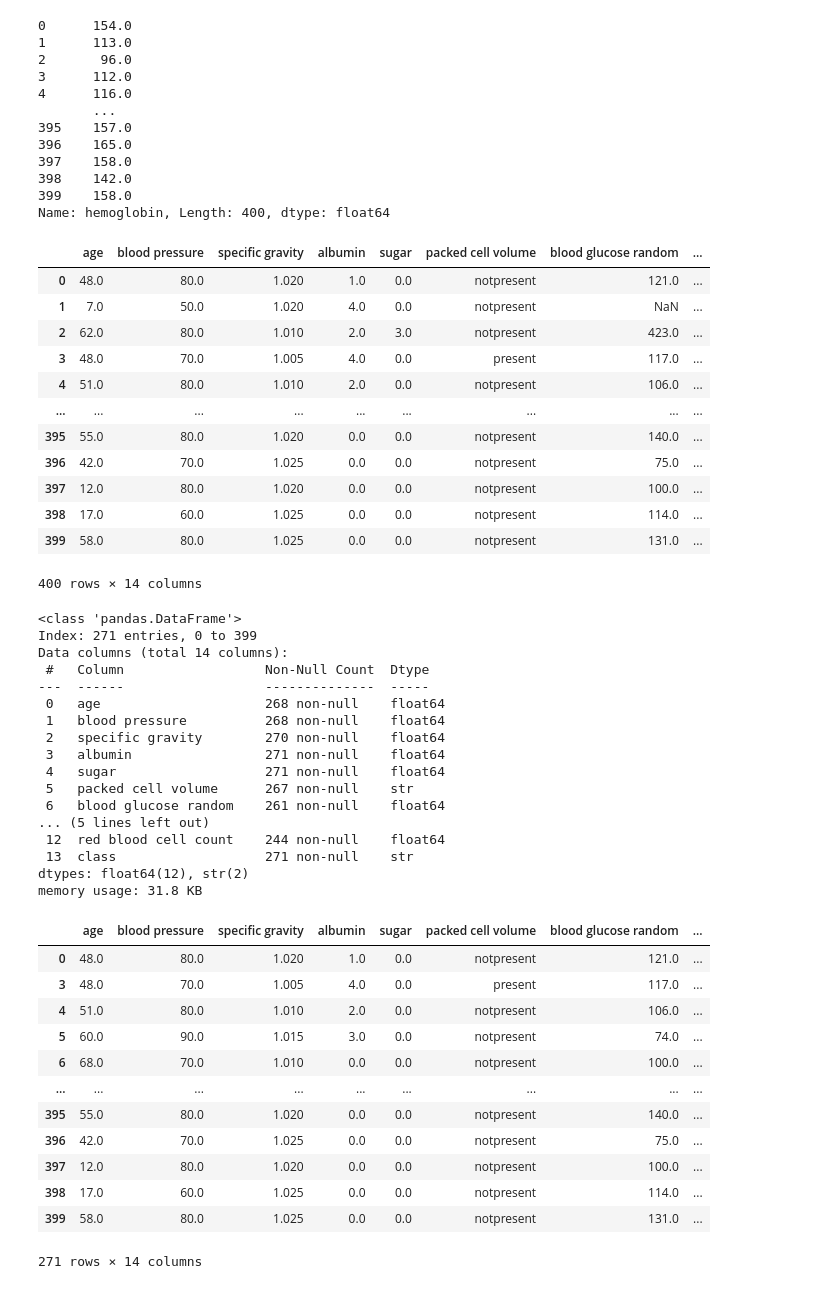
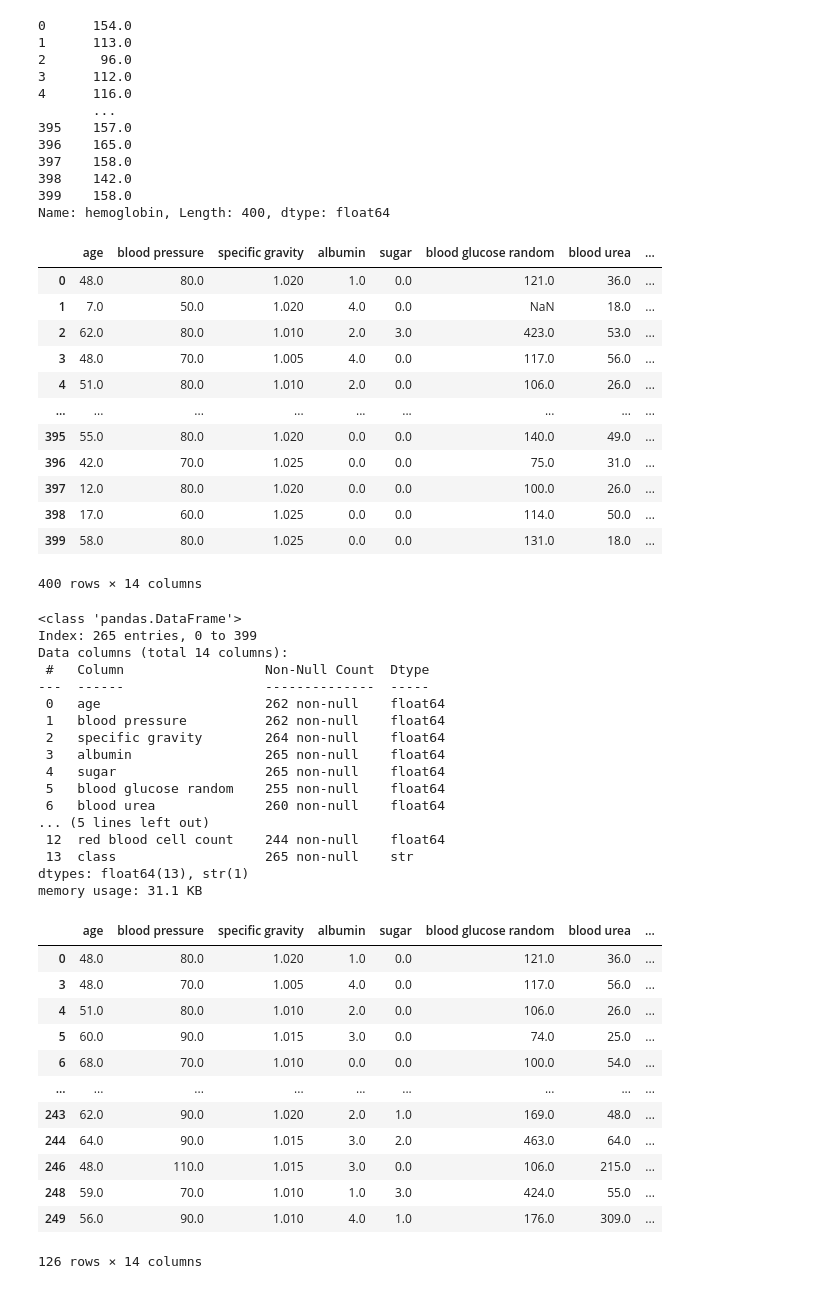
Before and after one commit to Jonijermu/dkko, a Jupyter notebook: assignments/assignment1.ipynb, the cells around one changed output. Saved outputs shown, nothing was run; the diff lists cells and outputs as text; code cells hidden in the pictures.

```diff
--- a/assignments/assignment1.ipynb
+++ b/assignments/assignment1.ipynb
@@ -44,7 +45,7 @@ df.head(20)
     'sod': 'sodium',
     'pot': 'potassium',
     'hemo': 'hemoglobin',
-    'pcc': 'packed cell volume',
+    'pcv': 'packed cell volume',
     'wbcc': 'white blood cell count',
     'rbcc':'red blood cell count',
 }
@@ -67,5 +68,5 @@ df
 400 rows × 25 columns
 # %%
-df.drop(columns=['htn','dm','cad','appet','pe','ane', 'pcv','sc','rbc', 'ba', 'pc'], inplace=True)
+df.drop(columns=['rbc','htn','dm','cad','appet','pe','ane','sc', 'ba', 'pc','pcc'], inplace=True)
 df
 # %% [output]
@@ -105,55 +106,54 @@ df['class'] = df['class'].replace({
 })
 df
 # %% [output]
-|  | age | blood pressure | specific gravity | albumin | sugar | packed cell volume | blood glucose random | ... |
-| 0 | 48.0 | 80.0 | 1.020 | 1.0 | 0.0 | notpresent | 121.0 | ... |
-| 1 | 7.0 | 50.0 | 1.020 | 4.0 | 0.0 | notpresent | NaN | ... |
-| 2 | 62.0 | 80.0 | 1.010 | 2.0 | 3.0 | notpresent | 423.0 | ... |
-| 3 | 48.0 | 70.0 | 1.005 | 4.0 | 0.0 | present | 117.0 | ... |
-| 4 | 51.0 | 80.0 | 1.010 | 2.0 | 0.0 | notpresent | 106.0 | ... |
+|  | age | blood pressure | specific gravity | albumin | sugar | blood glucose random | blood urea | ... |
+| 0 | 48.0 | 80.0 | 1.020 | 1.0 | 0.0 | 121.0 | 36.0 | ... |
+| 1 | 7.0 | 50.0 | 1.020 | 4.0 | 0.0 | NaN | 18.0 | ... |
+| 2 | 62.0 | 80.0 | 1.010 | 2.0 | 3.0 | 423.0 | 53.0 | ... |
+| 3 | 48.0 | 70.0 | 1.005 | 4.0 | 0.0 | 117.0 | 56.0 | ... |
+| 4 | 51.0 | 80.0 | 1.010 | 2.0 | 0.0 | 106.0 | 26.0 | ... |
 | ... | ... | ... | ... | ... | ... | ... | ... | ... |
-| 395 | 55.0 | 80.0 | 1.020 | 0.0 | 0.0 | notpresent | 140.0 | ... |
-| 396 | 42.0 | 70.0 | 1.025 | 0.0 | 0.0 | notpresent | 75.0 | ... |
-| 397 | 12.0 | 80.0 | 1.020 | 0.0 | 0.0 | notpresent | 100.0 | ... |
-| 398 | 17.0 | 60.0 | 1.025 | 0.0 | 0.0 | notpresent | 114.0 | ... |
-| 399 | 58.0 | 80.0 | 1.025 | 0.0 | 0.0 | notpresent | 131.0 | ... |
+| 395 | 55.0 | 80.0 | 1.020 | 0.0 | 0.0 | 140.0 | 49.0 | ... |
+| 396 | 42.0 | 70.0 | 1.025 | 0.0 | 0.0 | 75.0 | 31.0 | ... |
+| 397 | 12.0 | 80.0 | 1.020 | 0.0 | 0.0 | 100.0 | 26.0 | ... |
+| 398 | 17.0 | 60.0 | 1.025 | 0.0 | 0.0 | 114.0 | 50.0 | ... |
+| 399 | 58.0 | 80.0 | 1.025 | 0.0 | 0.0 | 131.0 | 18.0 | ... |
 400 rows × 14 columns
 # %%
 df = df[(df.isna().sum(axis=1)< 3)]
 df.info()
 # %% [output]
 <class 'pandas.DataFrame'>
-Index: 271 entries, 0 to 399
+Index: 265 entries, 0 to 399
 Data columns (total 14 columns):
  #   Column                  Non-Null Count  Dtype
 ---  ------                  --------------  -----
- 0   age                     268 non-null    float64
- 1   blood pressure          268 non-null    float64
- 2   specific gravity        270 non-null    float64
- 3   albumin                 271 non-null    float64
- 4   sugar                   271 non-null    float64
- 5   packed cell volume      267 non-null    str
- 6   blood glucose random    261 non-null    float64
+ 0   age                     262 non-null    float64
+ 1   blood pressure          262 non-null    float64
+ 2   specific gravity        264 non-null    float64
+ 3   albumin                 265 non-null    float64
+ 4   sugar                   265 non-null    float64
+ 5   blood glucose random    255 non-null    float64
+ 6   blood urea              260 non-null    float64
 ... (5 lines left out)
  12  red blood cell count    244 non-null    float64
- 13  class                   271 non-null    str
-dtypes: float64(12), str(2)
-memory usage: 31.8 KB
+ 13  class                   265 non-null    str
+dtypes: float64(13), str(1)
+memory usage: 31.1 KB
 # %%
-data_a = df.copy(lambda rows: rows if df['class'] == 'a' else None)
-data_c = df.copy(lambda rows : rows if df['class'] == 'c' else None)
-data_c
+df_a = df[(df['class'] == 'a')]
+df_a
 # %% [output]
-|  | age | blood pressure | specific gravity | albumin | sugar | packed cell volume | blood glucose random | ... |
-| 0 | 48.0 | 80.0 | 1.020 | 1.0 | 0.0 | notpresent | 121.0 | ... |
-| 3 | 48.0 | 70.0 | 1.005 | 4.0 | 0.0 | present | 117.0 | ... |
-| 4 | 51.0 | 80.0 | 1.010 | 2.0 | 0.0 | notpresent | 106.0 | ... |
-| 5 | 60.0 | 90.0 | 1.015 | 3.0 | 0.0 | notpresent | 74.0 | ... |
-| 6 | 68.0 | 70.0 | 1.010 | 0.0 | 0.0 | notpresent | 100.0 | ... |
+|  | age | blood pressure | specific gravity | albumin | sugar | blood glucose random | blood urea | ... |
+| 0 | 48.0 | 80.0 | 1.020 | 1.0 | 0.0 | 121.0 | 36.0 | ... |
+| 3 | 48.0 | 70.0 | 1.005 | 4.0 | 0.0 | 117.0 | 56.0 | ... |
+| 4 | 51.0 | 80.0 | 1.010 | 2.0 | 0.0 | 106.0 | 26.0 | ... |
+| 5 | 60.0 | 90.0 | 1.015 | 3.0 | 0.0 | 74.0 | 25.0 | ... |
+| 6 | 68.0 | 70.0 | 1.010 | 0.0 | 0.0 | 100.0 | 54.0 | ... |
 | ... | ... | ... | ... | ... | ... | ... | ... | ... |
-| 395 | 55.0 | 80.0 | 1.020 | 0.0 | 0.0 | notpresent | 140.0 | ... |
-| 396 | 42.0 | 70.0 | 1.025 | 0.0 | 0.0 | notpresent | 75.0 | ... |
-| 397 | 12.0 | 80.0 | 1.020 | 0.0 | 0.0 | notpresent | 100.0 | ... |
-| 398 | 17.0 | 60.0 | 1.025 | 0.0 | 0.0 | notpresent | 114.0 | ... |
-| 399 | 58.0 | 80.0 | 1.025 | 0.0 | 0.0 | notpresent | 131.0 | ... |
+| 243 | 62.0 | 90.0 | 1.020 | 2.0 | 1.0 | 169.0 | 48.0 | ... |
+| 244 | 64.0 | 90.0 | 1.015 | 3.0 | 2.0 | 463.0 | 64.0 | ... |
+| 246 | 48.0 | 110.0 | 1.015 | 3.0 | 0.0 | 106.0 | 215.0 | ... |
+| 248 | 59.0 | 70.0 | 1.010 | 1.0 | 3.0 | 424.0 | 55.0 | ... |
+| 249 | 56.0 | 90.0 | 1.010 | 4.0 | 1.0 | 176.0 | 309.0 | ... |
-271 rows × 14 columns
+126 rows × 14 columns
```
Also changed, not shown: parts of 16 cells of this notebook.
